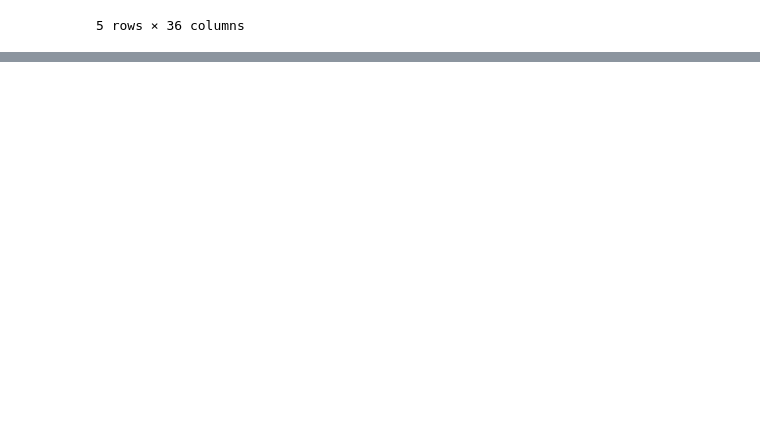
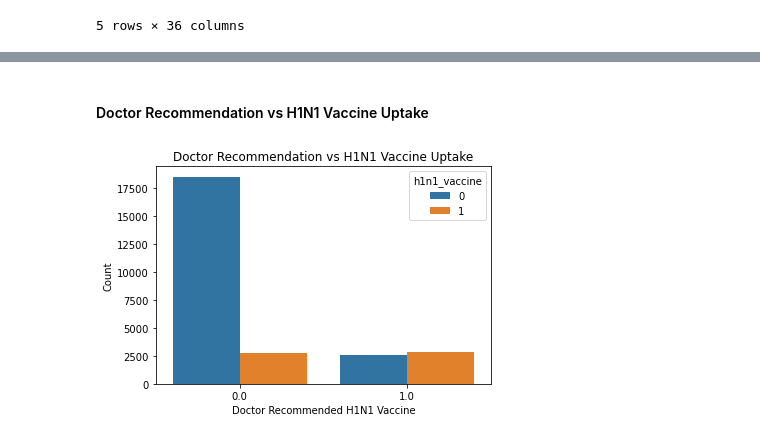
Before and after one commit to isabellasiele/H1N1-vaccine-Project, a Jupyter notebook: index.ipynb, the cells around one changed output, grey strips where cells are left out. Cells and saved outputs as stored; diff of their text form; code cells hidden in the pictures; blank space fills up the shorter version.

```diff
--- a/index.ipynb
+++ b/index.ipynb
@@ -64,0 +128,22 @@ test_features_df.head()
+# %%
+from sklearn.impute import SimpleImputer
+
+# Impute missing values for numerical columns with the median
+numerical_cols = ['h1n1_concern', 'h1n1_knowledge', 'behavioral_antiviral_meds',
+                  'behavioral_avoidance', 'behavioral_face_mask', 'behavioral_wash_hands',
+                  'behavioral_large_gatherings', 'behavioral_outside_home', 'behavioral_touch_face',
+                  'doctor_recc_h1n1', 'doctor_recc_seasonal', 'chronic_med_condition',
+                  'child_under_6_months', 'health_worker', 'health_insurance',
+                  'opinion_h1n1_vacc_effective', 'opinion_h1n1_risk', 'opinion_h1n1_sick_from_vacc',
+                  'opinion_seas_vacc_effective', 'opinion_seas_risk', 'opinion_seas_sick_from_vacc',
+                  'household_adults', 'household_children']
+
+imputer = SimpleImputer(strategy='median')
+training_features_df[numerical_cols] = imputer.fit_transform(training_features_df[numerical_cols])
+# %%
+# Impute missing values for categorical columns with the mode (most frequent value)
+categorical_cols = ['education', 'income_poverty', 'marital_status', 'rent_or_own',
+                    'employment_status']
+
+imputer = SimpleImputer(strategy='most_frequent')
+training_features_df[categorical_cols] = imputer.fit_transform(training_features_df[categorical_cols])
@@ -64,0 +263,13 @@ test_features_df.head()
+# %%
+# Add a column to identify the dataset
+training_features_df['dataset'] = 'training'
+test_features_df['dataset'] = 'test'
+
+# Merge the datasets
+merged_df = pd.concat([training_features_df, test_features_df], ignore_index=True)
+
+# Display basic information about the merged DataFrame
+print(merged_df.info())
+
+# Preview the merged DataFrame
+print(merged_df.head())
@@ -64,0 +314,14 @@ test_features_df.head()
+# %% [markdown]
+#### Doctor Recommendation vs H1N1 Vaccine Uptake
+# %%
+sns.countplot(
+    data=training_features_df.join(training_labels_df['h1n1_vaccine']),
+    x='doctor_recc_h1n1',
+    hue='h1n1_vaccine'
+)
+plt.title('Doctor Recommendation vs H1N1 Vaccine Uptake')
+plt.xlabel('Doctor Recommended H1N1 Vaccine')
+plt.ylabel('Count')
+plt.show()
+# %% [output]
+[figure, added]
```
Also changed, not shown: parts of 55 cells of this notebook.
